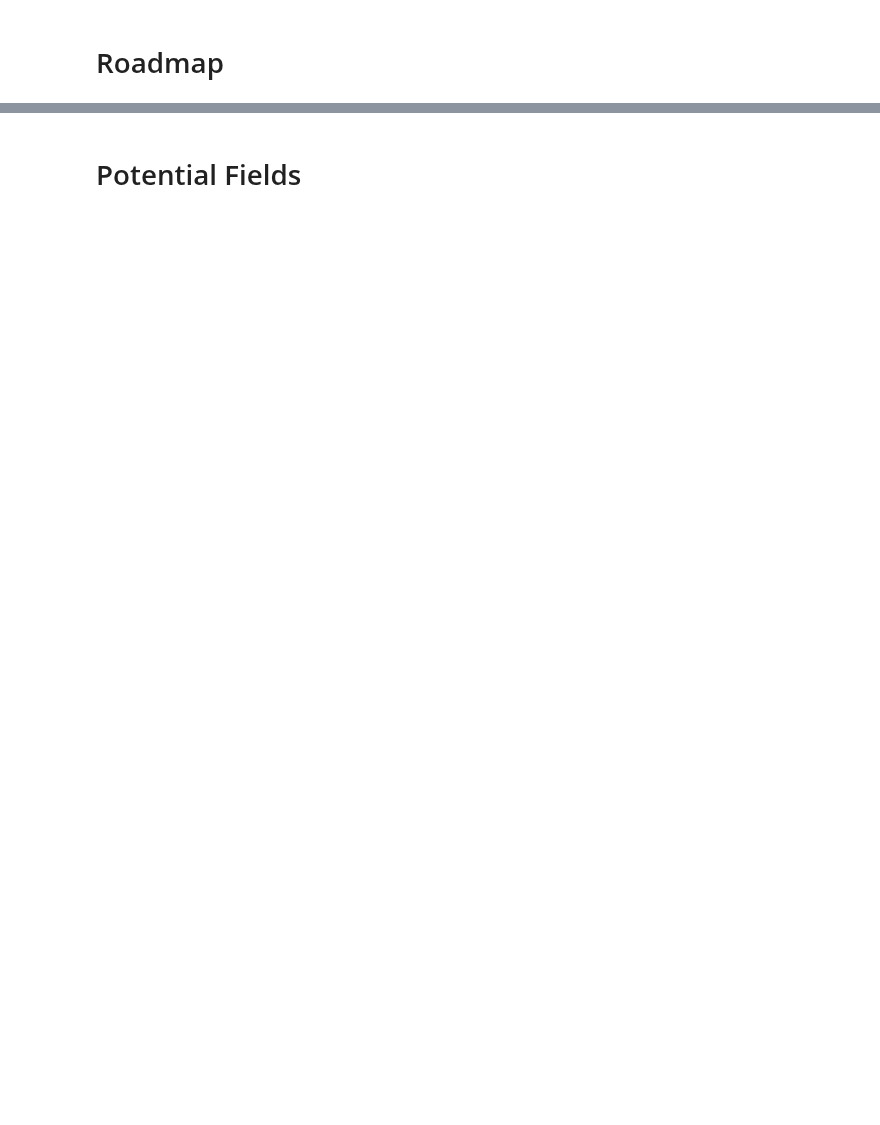
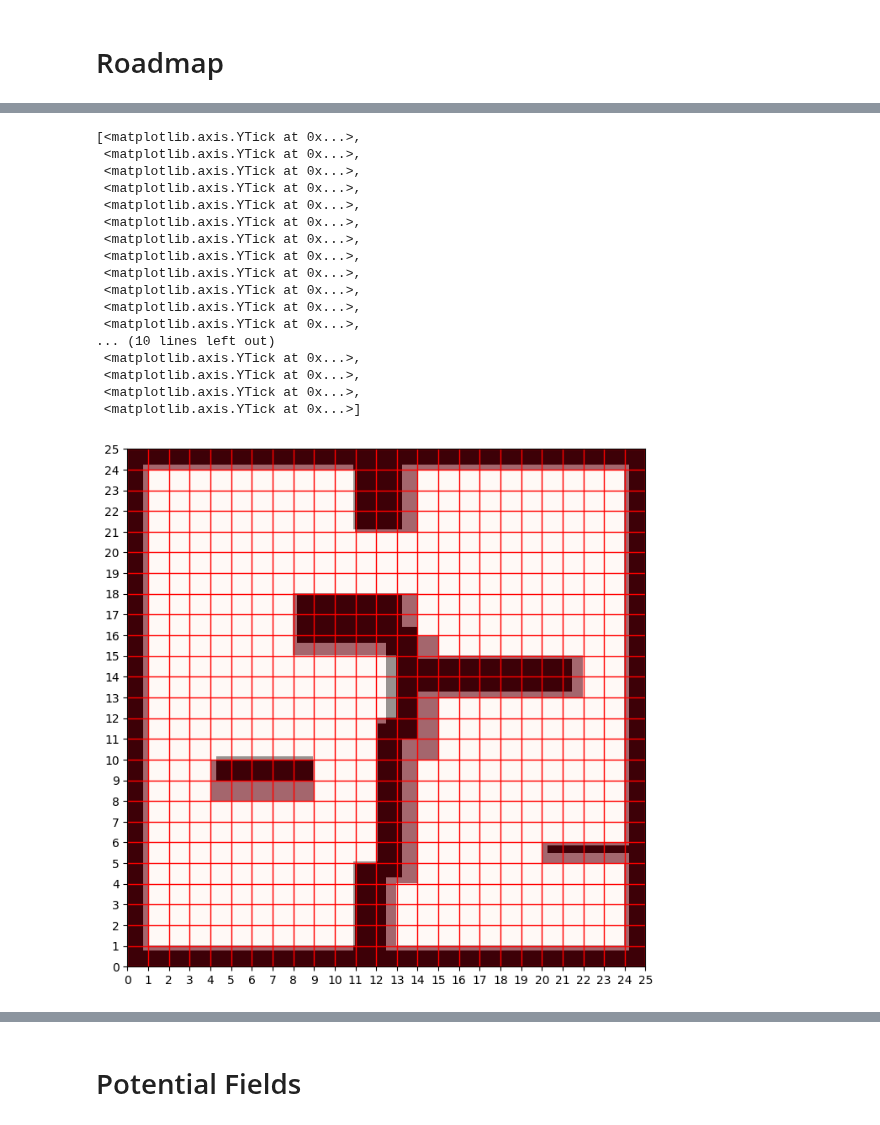
Before and after one commit to EnnesJp/robotica-movel-tp1, a Jupyter notebook: TP2/robotica-movel-tp2.ipynb, the cells around one changed output, grey strips where cells are left out. Cells and saved outputs as stored; diff of their text form; code cells hidden in the pictures; blank space fills up the shorter version.

```diff
--- a/TP2/robotica-movel-tp2.ipynb
+++ b/TP2/robotica-movel-tp2.ipynb
@@ -92,40 +35,61 @@ def openMapImage(imgPath):
 # %%
-def drawGridLines(mapDimension, cell_size = 2):
-    # Dimensões do mapa informado em metros (X, Y)
-    map_dims = np.array(mapDimension)
+# Dimensões do mapa informado em metros (X, Y)
+map_dims = np.array([25, 25])
 
-    # Escala Pixel/Metro
-    sy, sx = img.shape / map_dims
+# Escala Pixel/Metro
+sy, sx = img.shape / map_dims
 
-    rows, cols = (map_dims / cell_size).astype(int)
-    grid = np.zeros((rows, cols))
+# Tamanho da célula do nosso Grid (em metros)
+cell_size = 1
 
-    # Preenchendo o Grid
-    # Cada célula recebe o somatório dos valores dos Pixels
-    for r in range(rows):
-        for c in range(cols):
+rows, cols = (map_dims / cell_size).astype(int)
+grid = np.zeros((rows, cols))
 
-            xi = int(c*cell_size*sx)
-            xf = int(xi + cell_size*sx)
+# Preenchendo o Grid
+# Cada célula recebe o somatório dos valores dos Pixels
+for r in range(rows):
+    for c in range(cols):
 
-            yi = int(r*cell_size*sy)
-            yf = int(yi + cell_size*sy)
+        xi = int(c*cell_size*sx)
+        xf = int(xi + cell_size*sx)
 
-            grid[r, c] = np.sum(img[yi:yf,xi:xf])
+        yi = int(r*cell_size*sy)
+        yf = int(yi + cell_size*sy)
 
-    # Binarizando as células como Ocupadas (1) ou Não-ocupadas (0)
-    grid[grid > threshold] = 1
-    grid[grid<= threshold] = 0
+        grid[r, c] = np.sum(img[yi:yf,xi:xf])
 
-    fig = plt.figure(figsize=(8,8), dpi=100)
-    ax = fig.add_subplot(111, aspect='equal')
+# Binarizando as células como Ocupadas (1) ou Não-ocupadas (0)
+grid[grid >= threshold] = 1
+grid[grid <= threshold] = 0
 
-    # Plotando Mapa e Células
-    obj = ax.imshow(img, cmap='Greys', extent=(0, map_dims[1], 0, map_dims[0]), origin='upper')
-    obj = ax.imshow(grid, cmap='Reds', extent=(0, map_dims[1], 0, map_dims[0]), alpha=.6)
+fig = plt.figure(figsize=(8,8), dpi=100)
+ax = fig.add_subplot(111, aspect='equal')
 
-    # Plotando as linhas do grid para facilitar a visualização
-    ax.grid(which='major', axis='both', linestyle='-', color='r', linewidth=1)
-    ax.set_xticks(np.arange(0, map_dims[1]+1, cell_size))
-    ax.set_yticks(np.arange(0, map_dims[0]+1, cell_size))
+# Plotando Mapa e Células
+obj = ax.imshow(img, cmap='Greys', extent=(0, map_dims[1], 0, map_dims[0]), origin='upper')
+obj = ax.imshow(grid, cmap='Reds', extent=(0, map_dims[1], 0, map_dims[0]), alpha=.6)
+
+# Plotando as linhas do grid para facilitar a visualização
+ax.grid(which='major', axis='both', linestyle='-', color='r', linewidth=1)
+ax.set_xticks(np.arange(0, map_dims[1]+1, cell_size))
+ax.set_yticks(np.arange(0, map_dims[0]+1, cell_size))
+# %% [output]
+[<matplotlib.axis.YTick at 0x...>,
+ <matplotlib.axis.YTick at 0x...>,
+ <matplotlib.axis.YTick at 0x...>,
+ <matplotlib.axis.YTick at 0x...>,
+ <matplotlib.axis.YTick at 0x...>,
+ <matplotlib.axis.YTick at 0x...>,
+ <matplotlib.axis.YTick at 0x...>,
+ <matplotlib.axis.YTick at 0x...>,
+ <matplotlib.axis.YTick at 0x...>,
+ <matplotlib.axis.YTick at 0x...>,
+ <matplotlib.axis.YTick at 0x...>,
+ <matplotlib.axis.YTick at 0x...>,
+... (10 lines left out)
+ <matplotlib.axis.YTick at 0x...>,
+ <matplotlib.axis.YTick at 0x...>,
+ <matplotlib.axis.YTick at 0x...>,
+ <matplotlib.axis.YTick at 0x...>]
+[figure, added]
 # %%
```
Also changed, not shown: parts of 12 cells of this notebook, 5 other files.
